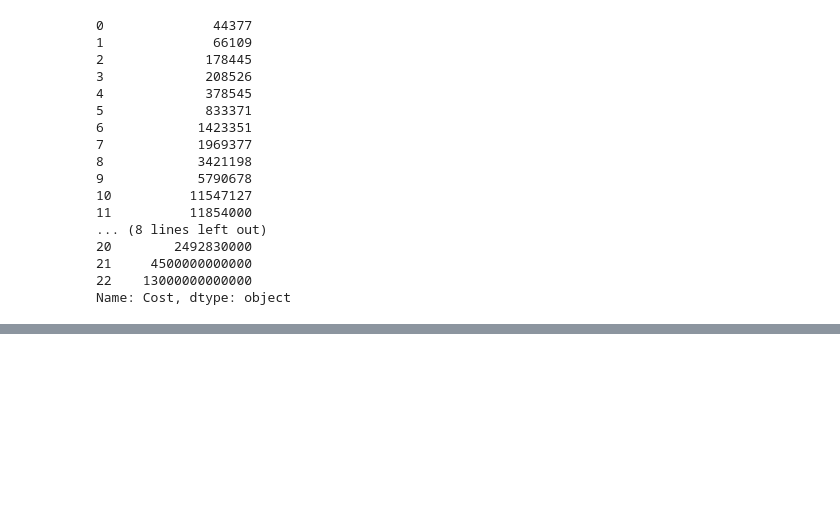
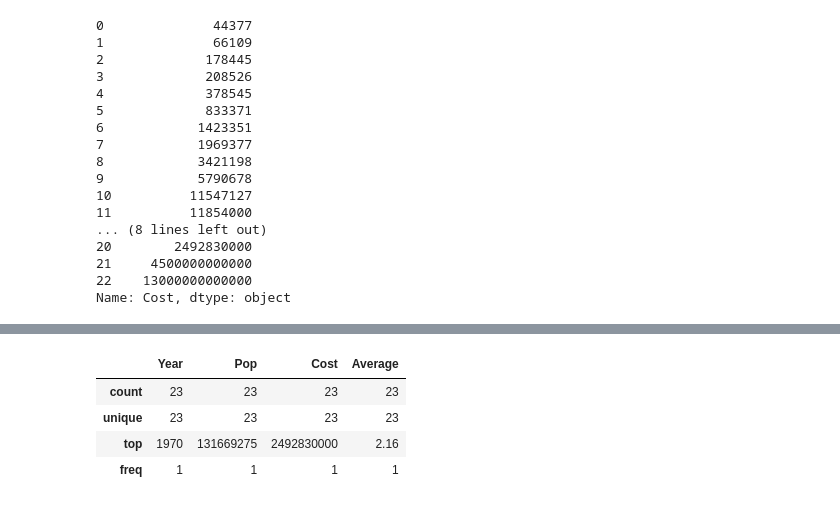
Before and after one commit to sruthib22/data690fall21, a Jupyter notebook: assignment_04/census_costs_pandas.ipynb, the cells around one changed output, grey strips where cells are left out. Cells and saved outputs as stored; diff of their text form; code cells hidden in the pictures; blank space fills up the shorter version.

```diff
--- a/assignment_04/census_costs_pandas.ipynb
+++ b/assignment_04/census_costs_pandas.ipynb
@@ -365,0 +173,8 @@ with open("census_costs2.txt", "w") as f:
+# %%
+df_new.describe()
+# %% [output]
+|  | Year | Pop | Cost | Average |
+| count | 23 | 23 | 23 | 23 |
+| unique | 23 | 23 | 23 | 23 |
+| top | 1970 | 131669275 | 2492830000 | 2.16 |
+| freq | 1 | 1 | 1 | 1 |
```
Also changed, not shown: parts of 19 cells of this notebook.
